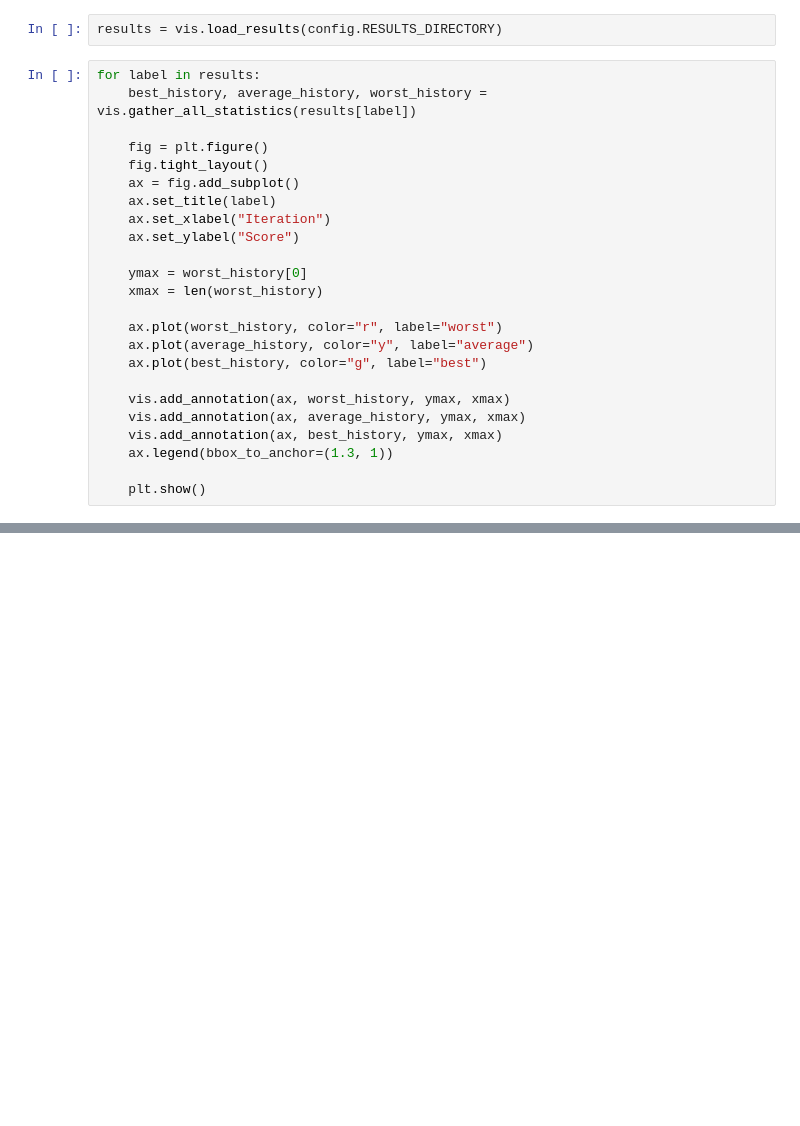
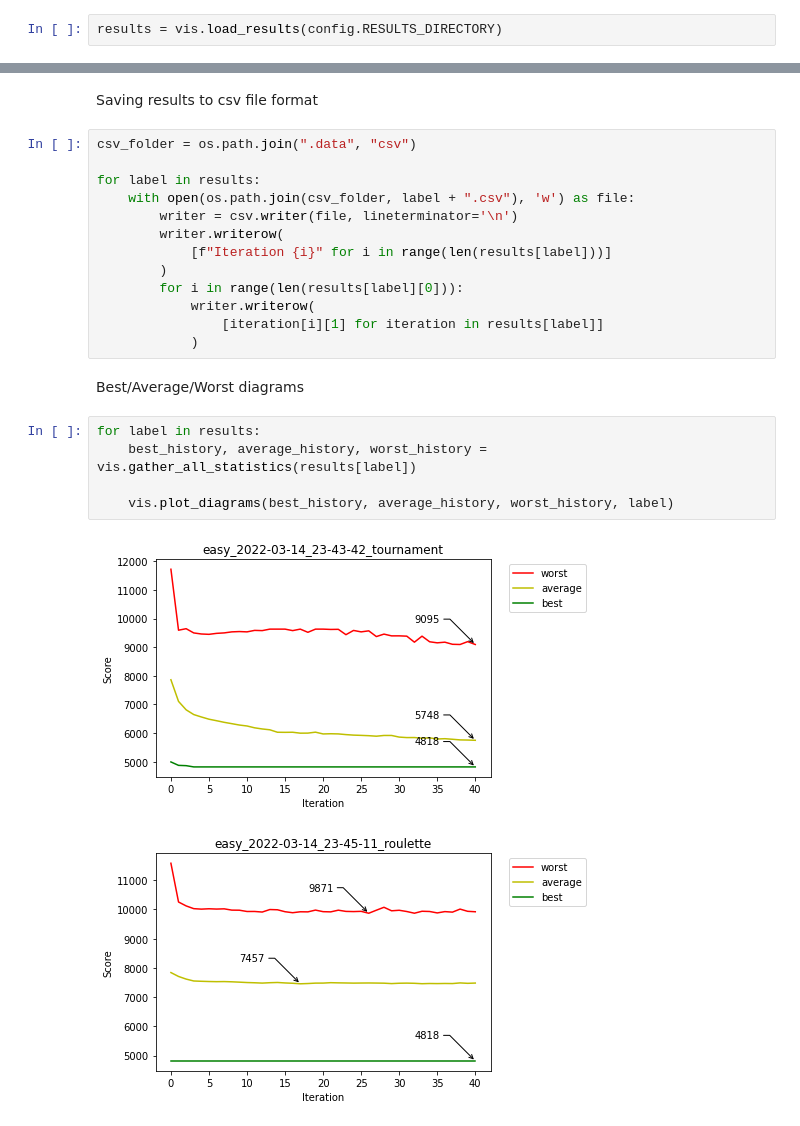
Before and after one commit to WojciechCebula/SztucznaInteligencja, a Jupyter notebook: AlgorytmyGeneryczne/visualization.ipynb, the cells around one changed output, grey strips where cells are left out. Cells and saved outputs as stored; diff of their text form; blank space fills up the shorter version.

Commit message:
Histograms and improved diagrams

```diff
--- a/AlgorytmyGeneryczne/visualization.ipynb
+++ b/AlgorytmyGeneryczne/visualization.ipynb
@@ -5,27 +8,3 @@ import source.visualization as vis
 import source.config as config
 # %%
 results = vis.load_results(config.RESULTS_DIRECTORY)
-# %%
-for label in results:
-    best_history, average_history, worst_history = vis.gather_all_statistics(results[label])
-
-    fig = plt.figure()
-    fig.tight_layout()
-    ax = fig.add_subplot()
-    ax.set_title(label)
-    ax.set_xlabel("Iteration")
-    ax.set_ylabel("Score")
-
-    ymax = worst_history[0]
-    xmax = len(worst_history)
-
-    ax.plot(worst_history, color="r", label="worst")
-    ax.plot(average_history, color="y", label="average")
-    ax.plot(best_history, color="g", label="best")
-
-    vis.add_annotation(ax, worst_history, ymax, xmax)
-    vis.add_annotation(ax, average_history, ymax, xmax)
-    vis.add_annotation(ax, best_history, ymax, xmax)
-    ax.legend(bbox_to_anchor=(1.3, 1))
-
-    plt.show()
@@ -39,0 +11,25 @@ for label in results:
+# %% [markdown]
+Saving results to csv file format
+# %%
+csv_folder = os.path.join(".data", "csv")
+
+for label in results:
+    with open(os.path.join(csv_folder, label + ".csv"), 'w') as file:
+        writer = csv.writer(file, lineterminator='\n')
+        writer.writerow(
+            [f"Iteration {i}" for i in range(len(results[label]))]
+        )
+        for i in range(len(results[label][0])):
+            writer.writerow(
+                [iteration[i][1] for iteration in results[label]]
+            )
+# %% [markdown]
+Best/Average/Worst diagrams
+# %%
+for label in results:
+    best_history, average_history, worst_history = vis.gather_all_statistics(results[label])
+
+    vis.plot_diagrams(best_history, average_history, worst_history, label)
+# %% [output]
+[figure, added]
+[figure, added]
```
Also changed, not shown: parts of 5 cells of this notebook, 4 other files.
